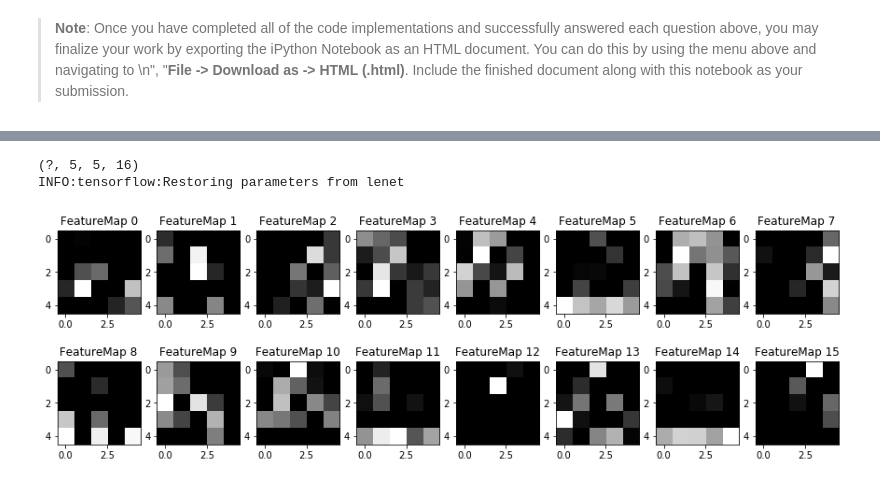
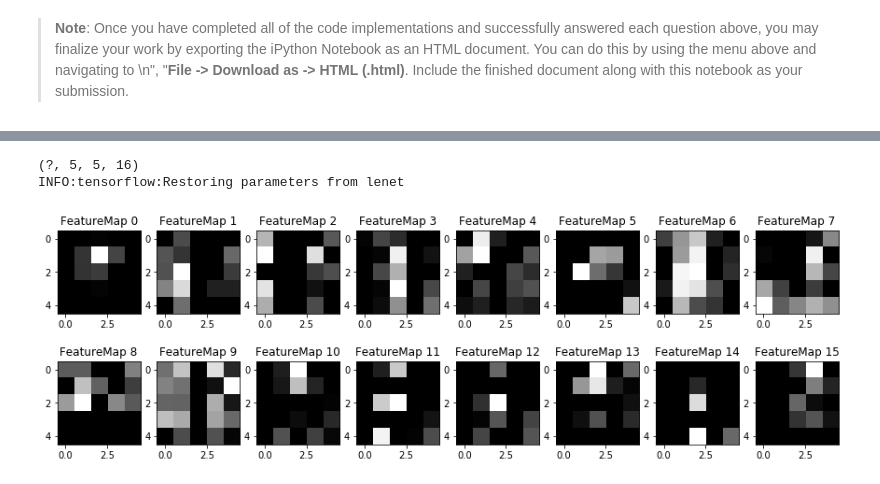
Before and after one commit to amoi9/traffic-signs-classifier, a Jupyter notebook: Traffic_Sign_Classifier.ipynb, the cells around one changed output, grey strips where cells are left out. Cells and saved outputs as stored; diff of their text form; code cells hidden in the pictures.

```diff
--- a/Traffic_Sign_Classifier.ipynb
+++ b/Traffic_Sign_Classifier.ipynb
@@ -531,3 +531,10 @@ Ahead only:
 |0.0582902|Priority road|
 |0.0479320|General caution|
 [figure]
+# %%
+test_prediction = tf.nn.top_k(tf.nn.softmax(logits), k=1)
+
+with tf.Session() as sess:
+  # Restore variables from disk.
+    saver.restore(sess, 'lenet')
+    test_output = sess.run(test_prediction, feed_dict={x: X_test_norm, keep_prob: 1.0})
@@ -587,12 +623,12 @@ def outputFeatureMap(image_input, tf_activation, activation_min=-1, activation_m
         else:
             plt.imshow(activation[0,:,:, featuremap], interpolation="nearest", cmap="gray")
 # %%
-image_input = cv2.cvtColor(cv2.imread('00020.ppm'), cv2.COLOR_BGR2RGB)
+image_input = cv2.cvtColor(cv2.imread('06357.ppm'), cv2.COLOR_BGR2RGB)
 print(conv2.shape)
 with tf.Session() as sess:
     saver.restore(sess, 'lenet')
     outputFeatureMap(preprocess([image_input]), conv2)
 # %% [output]
 (?, 5, 5, 16)
 INFO:tensorflow:Restoring parameters from lenet
-[figure, old version]
+[figure, new version]
```
Also changed, not shown: parts of 2 cells of this notebook, 3 other files.
